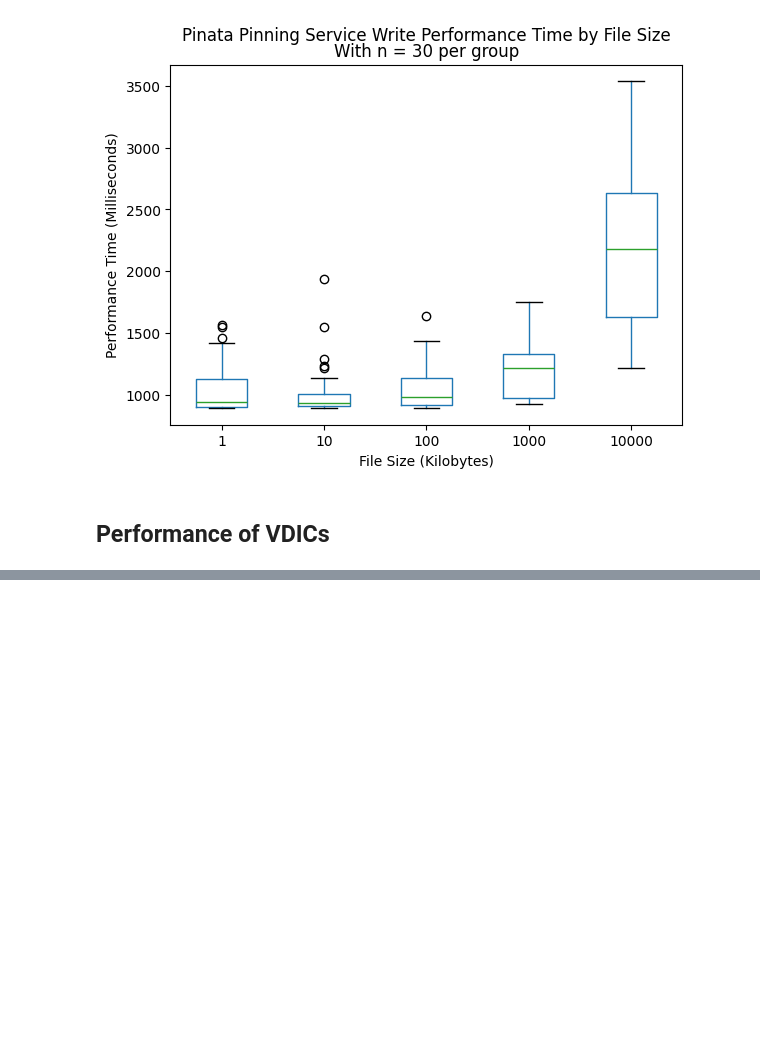
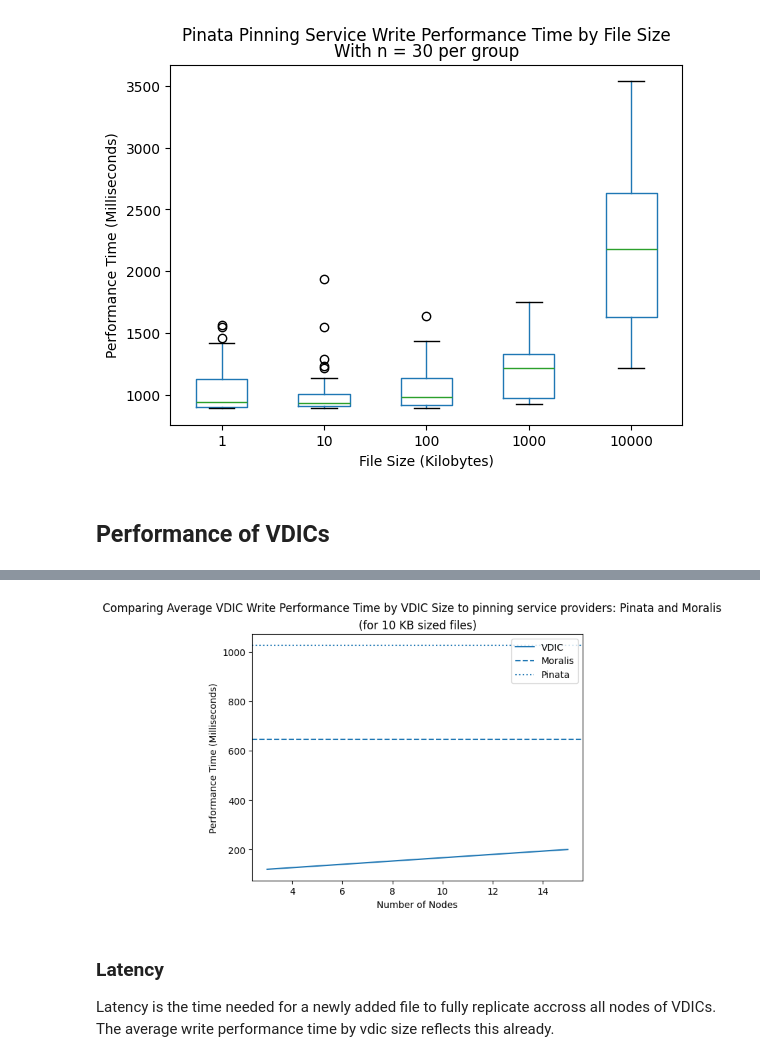
Before and after one commit to sid030sid/evaluation-vdic, a Jupyter notebook: evaluation.ipynb, the cells around one changed output, grey strips where cells are left out. Drawn from its saved outputs; the diff is of its cells as text; code cells hidden in the pictures; blank space fills up the shorter version.

```diff
--- a/evaluation.ipynb
+++ b/evaluation.ipynb
@@ -212,0 +334,39 @@ vdics = [
+# %%
+# Compare write performance time of VDICs with different number of nodes (based on 10 KB file)
+avgWritePerformanceTimeByVdicSize = []
+for vdic in vdics:
+    avgWritePerformanceTimeByVdicSize.append(
+        {
+            "numberOfNodes": vdic["numberOfNodes"],
+            "avgWritePerformanceTime": vdic["cleanedWritePerformanceMeasurements"][vdic["cleanedWritePerformanceMeasurements"]["sizeGroup"] == 10]['performanceTime'].mean()
+        }
+    )
+
+# plot the average read performance time of VDICs with different number of nodes
+avgWritePerformanceTimeByVdicSize = pd.DataFrame(avgWritePerformanceTimeByVdicSize)
+plt.plot(
+    avgWritePerformanceTimeByVdicSize['numberOfNodes'], avgWritePerformanceTimeByVdicSize['avgWritePerformanceTime'],
+    label = "VDIC"
+)
+plt.axhline(
+    y = cleanedMoralisWritePerformanceMeasurements[cleanedMoralisWritePerformanceMeasurements["sizeGroup"] == 10]["performanceTime"].mean(),
+    linestyle = 'dashed',
+    label = "Moralis"
+)
+plt.axhline(
+    y = cleanedPinataWritePerformanceMeasurements[cleanedPinataWritePerformanceMeasurements["sizeGroup"] == 10]["performanceTime"].mean(),
+    linestyle = ':',
+    label = "Pinata"
+)
+plt.suptitle('Comparing Average VDIC Write Performance Time by VDIC Size to pinning service providers: Pinata and Moralis')
+plt.title("(for 10 KB sized files)")
+plt.xlabel('Number of Nodes')
+plt.ylabel('Performance Time (Milliseconds)')
+plt.legend()
+plt.savefig('./evaluation-figures/vdic-average-write-performance-time-by-vdic-size.png')
+plt.show()
+# %% [output]
+[figure, added]
+# %% [markdown]
+### Latency
+Latency is the time needed for a newly added file to fully replicate accross all nodes of VDICs. The average write performance time by vdic size reflects this already.
```
Also changed, not shown: parts of 9 cells of this notebook, 9 other files.
